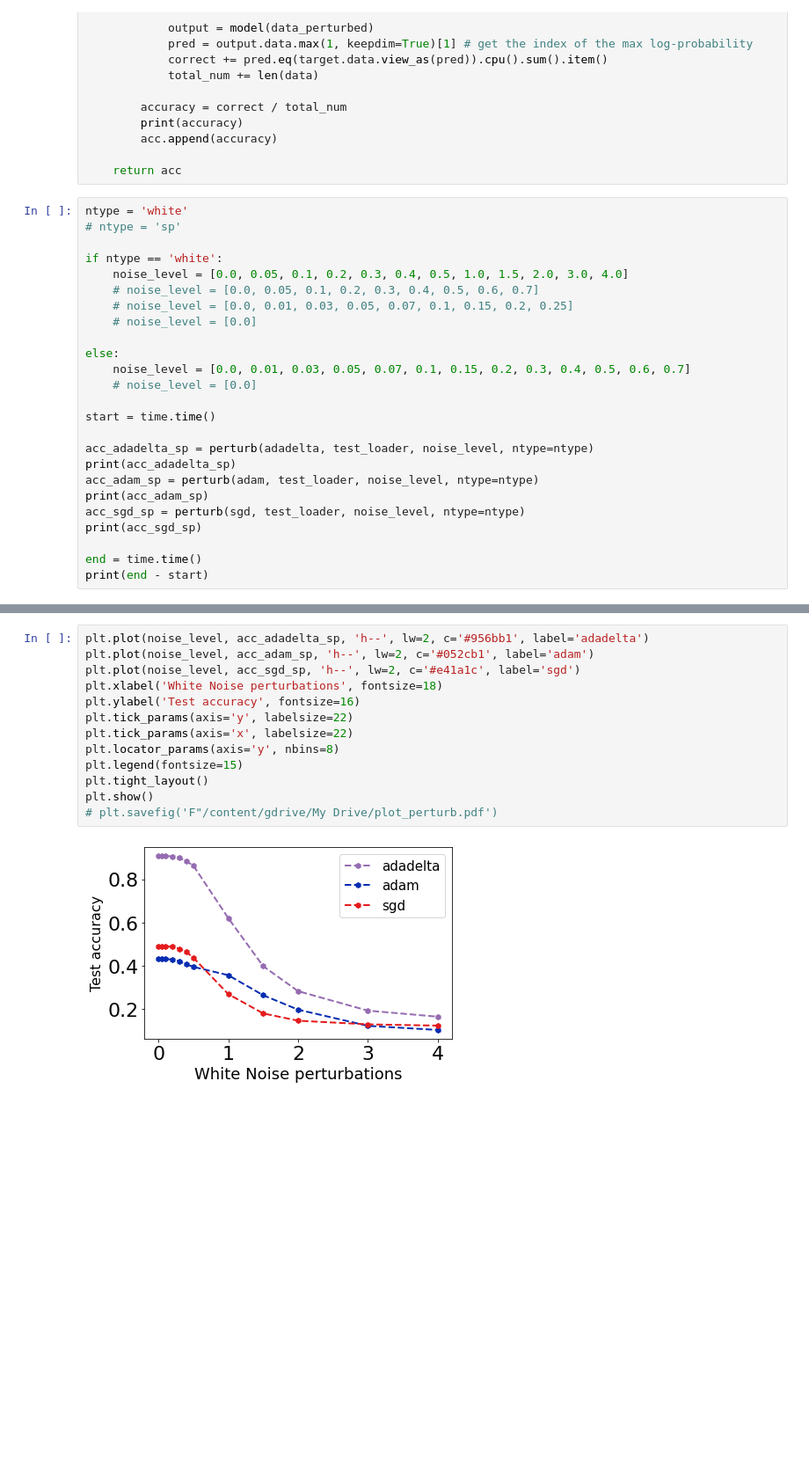
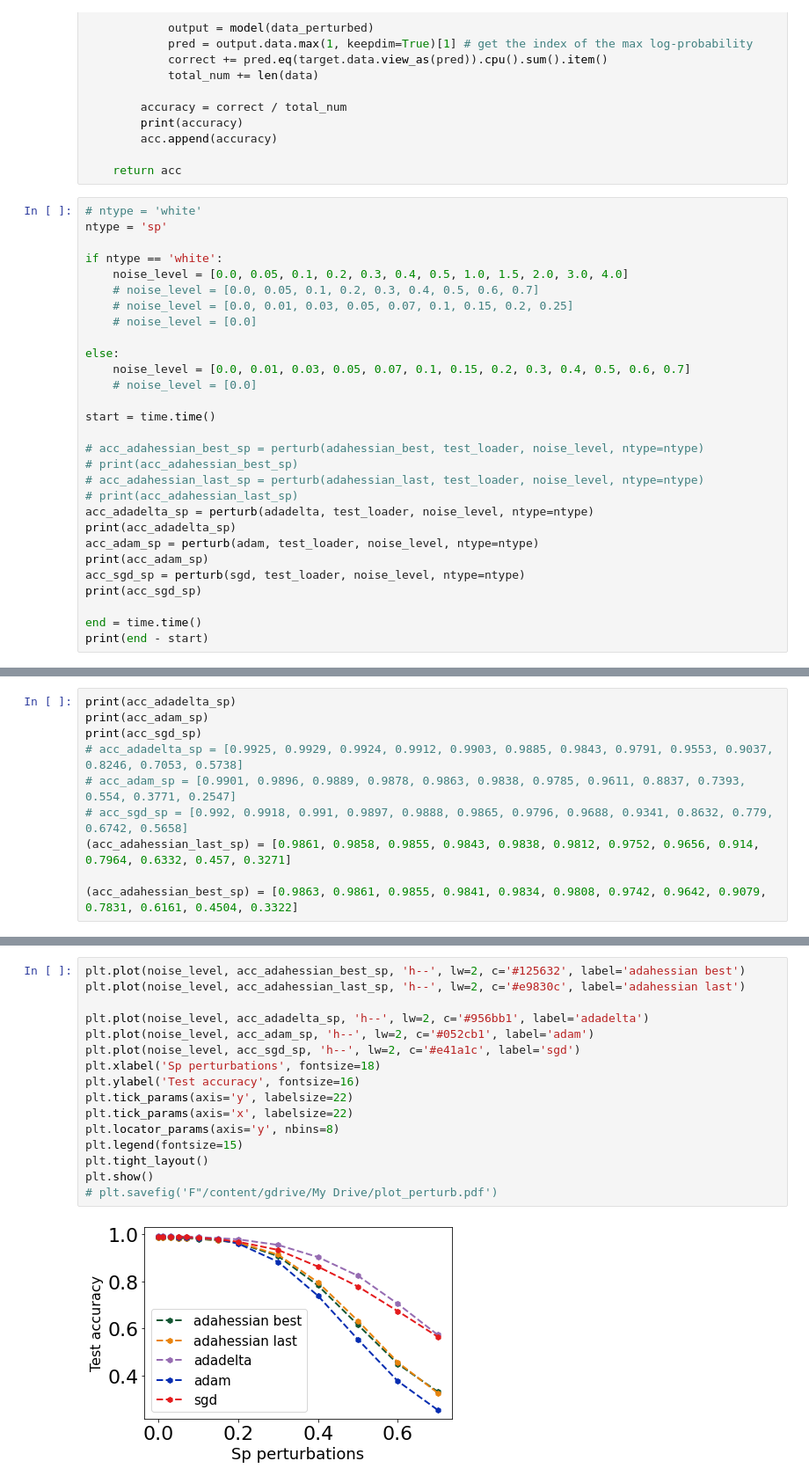
Before and after one commit to yeungjosh/resnet-perturbations-riselab, a Jupyter notebook: perturbation_analysis.ipynb, the cells around one changed output, grey strips where cells are left out. Shown at 88% size. Saved outputs shown, nothing was run; the diff lists cells and outputs as text; blank space fills up the shorter version.

```diff
--- a/perturbation_analysis.ipynb
+++ b/perturbation_analysis.ipynb
@@ -216,8 +219,8 @@ def perturb(model, test_loader, noise_level, ntype='white'):
 
     return acc
 # %%
-ntype = 'white'
-# ntype = 'sp'
+# ntype = 'white'
+ntype = 'sp'
 
 if ntype == 'white':
     noise_level = [0.0, 0.05, 0.1, 0.2, 0.3, 0.4, 0.5, 1.0, 1.5, 2.0, 3.0, 4.0]
@@ -231,6 +234,10 @@ else:
 
 start = time.time()
 
+# acc_adahessian_best_sp = perturb(adahessian_best, test_loader, noise_level, ntype=ntype)
+# print(acc_adahessian_best_sp)
+# acc_adahessian_last_sp = perturb(adahessian_last, test_loader, noise_level, ntype=ntype)
+# print(acc_adahessian_last_sp)
 acc_adadelta_sp = perturb(adadelta, test_loader, noise_level, ntype=ntype)
 print(acc_adadelta_sp)
 acc_adam_sp = perturb(adam, test_loader, noise_level, ntype=ntype)
@@ -255,0 +268,10 @@ print(acc_sgd_sp)
+# %%
+print(acc_adadelta_sp)
+print(acc_adam_sp)
+print(acc_sgd_sp)
+# acc_adadelta_sp = [0.9925, 0.9929, 0.9924, 0.9912, 0.9903, 0.9885, 0.9843, 0.9791, 0.9553, 0.9037, 0.8246, 0.7053, 0.5738]
+# acc_adam_sp = [0.9901, 0.9896, 0.9889, 0.9878, 0.9863, 0.9838, 0.9785, 0.9611, 0.8837, 0.7393, 0.554, 0.3771, 0.2547]
+# acc_sgd_sp = [0.992, 0.9918, 0.991, 0.9897, 0.9888, 0.9865, 0.9796, 0.9688, 0.9341, 0.8632, 0.779, 0.6742, 0.5658]
+(acc_adahessian_last_sp) = [0.9861, 0.9858, 0.9855, 0.9843, 0.9838, 0.9812, 0.9752, 0.9656, 0.914, 0.7964, 0.6332, 0.457, 0.3271]
+
+(acc_adahessian_best_sp) = [0.9863, 0.9861, 0.9855, 0.9841, 0.9834, 0.9808, 0.9742, 0.9642, 0.9079, 0.7831, 0.6161, 0.4504, 0.3322]
@@ -256,17 +282,20 @@ print(acc_sgd_sp)
 # %%
+plt.plot(noise_level, acc_adahessian_best_sp, 'h--', lw=2, c='#125632', label='adahessian best')
+plt.plot(noise_level, acc_adahessian_last_sp, 'h--', lw=2, c='#e9830c', label='adahessian last')
+
 plt.plot(noise_level, acc_adadelta_sp, 'h--', lw=2, c='#956bb1', label='adadelta')
 plt.plot(noise_level, acc_adam_sp, 'h--', lw=2, c='#052cb1', label='adam')
 plt.plot(noise_level, acc_sgd_sp, 'h--', lw=2, c='#e41a1c', label='sgd')
-plt.xlabel('White Noise perturbations', fontsize=18)
+plt.xlabel('Sp perturbations', fontsize=18)
 plt.ylabel('Test accuracy', fontsize=16)
 plt.tick_params(axis='y', labelsize=22)
 plt.tick_params(axis='x', labelsize=22)
 plt.locator_params(axis='y', nbins=8)
 plt.legend(fontsize=15)
 plt.tight_layout()
 plt.show()
 # plt.savefig('F"/content/gdrive/My Drive/plot_perturb.pdf')
 # %% [output]
-[figure, old version]
+[figure, new version]
 # %%
 plt.savefig('F"/content/gdrive/My Drive/plot_perturb.pdf')
```
Also changed, not shown: parts of 6 cells of this notebook.
